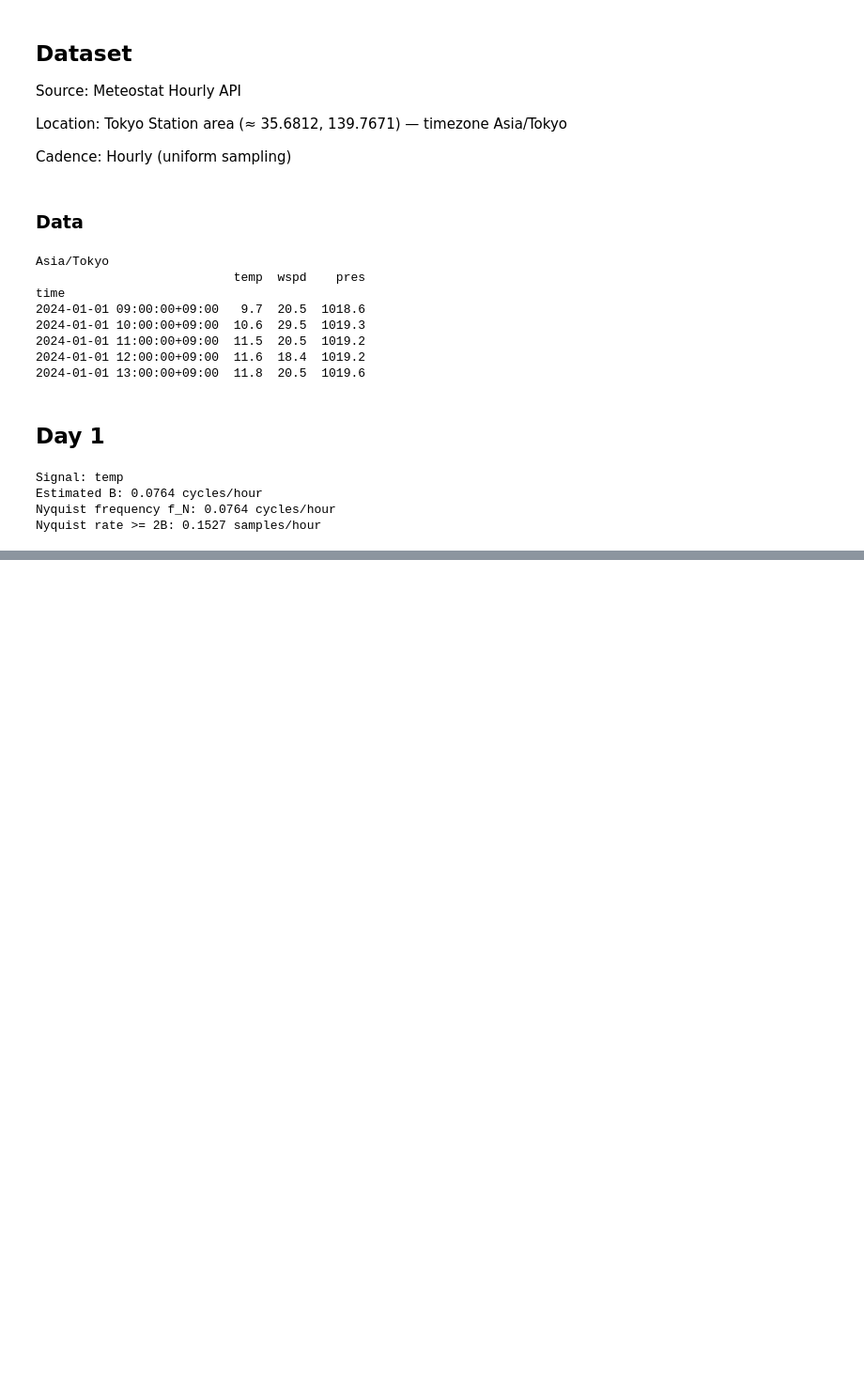
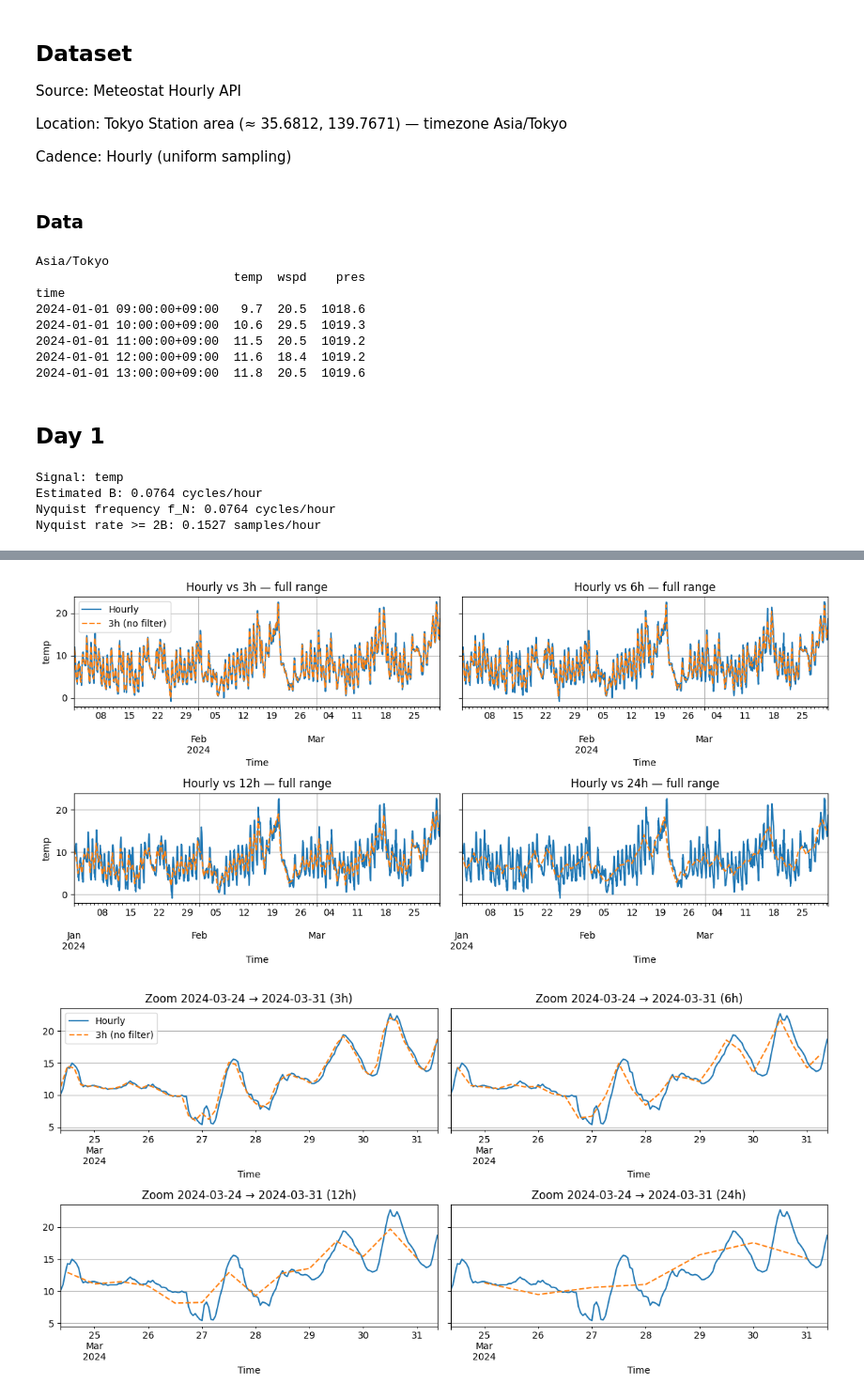
Before and after one commit to infamousperi/GBSV_MC, a Jupyter notebook: MC1/Nyquist_Shannon_Sampling_Theorem.ipynb, the cells around one changed output, grey strips where cells are left out. Shown at 94% size. Saved outputs shown, nothing was run; the diff lists cells and outputs as text; code cells hidden in the pictures; blank space fills up the shorter version.

```diff
--- a/MC1/Nyquist_Shannon_Sampling_Theorem.ipynb
+++ b/MC1/Nyquist_Shannon_Sampling_Theorem.ipynb
@@ -112,0 +166,34 @@ plt.show()
+# %%
+# Small multiples: Hourly vs each cadence (NO PREFILTER)
+cols = 2
+rows = int(np.ceil(len(cadences)/cols))
+fig, axes = plt.subplots(rows, cols, figsize=(12, 3*rows), sharey=True)
+axes = axes.ravel()
+for i, c in enumerate(cadences):
+    ax = axes[i]
+    sig.plot(ax=ax, label='Hourly')
+    downsampled[(c,'no_filter')].plot(ax=ax, style='--', label=f'{c} (no filter)')
+    ax.set_title(f"Hourly vs {c} — full range")
+    ax.set_xlabel("Time"); ax.set_ylabel(sig_name)
+    if i == 0: ax.legend()
+# hide unused axes
+for j in range(i+1, len(axes)):
+    axes[j].axis('off')
+plt.tight_layout(); plt.show()
+
+# Small multiples: Hourly vs each cadence (NO PREFILTER) — ZOOM
+fig, axes = plt.subplots(rows, cols, figsize=(12, 3*rows), sharey=True)
+axes = axes.ravel()
+for i, c in enumerate(cadences):
+    ax = axes[i]
+    sig.loc[zoom_start:zoom_end].plot(ax=ax, label='Hourly')
+    downsampled[(c,'no_filter')].loc[zoom_start:zoom_end].plot(ax=ax, style='--', label=f'{c} (no filter)')
+    ax.set_title(f"Zoom {zoom_start.date()} → {zoom_end.date()} ({c})")
+    ax.set_xlabel("Time"); ax.set_ylabel("")
+    if i == 0: ax.legend()
+for j in range(i+1, len(axes)):
+    axes[j].axis('off')
+plt.tight_layout(); plt.show()
+# %% [output]
+[figure, added]
+[figure, added]
```
Also changed, not shown: parts of 8 cells of this notebook.
